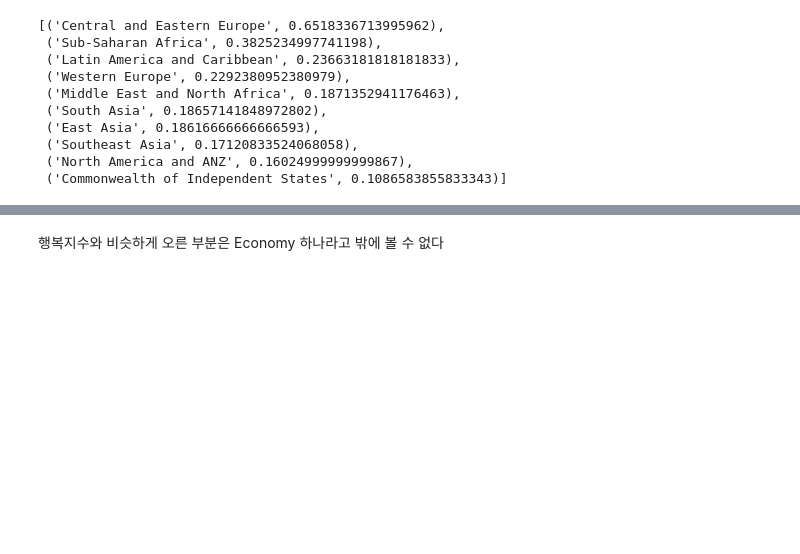
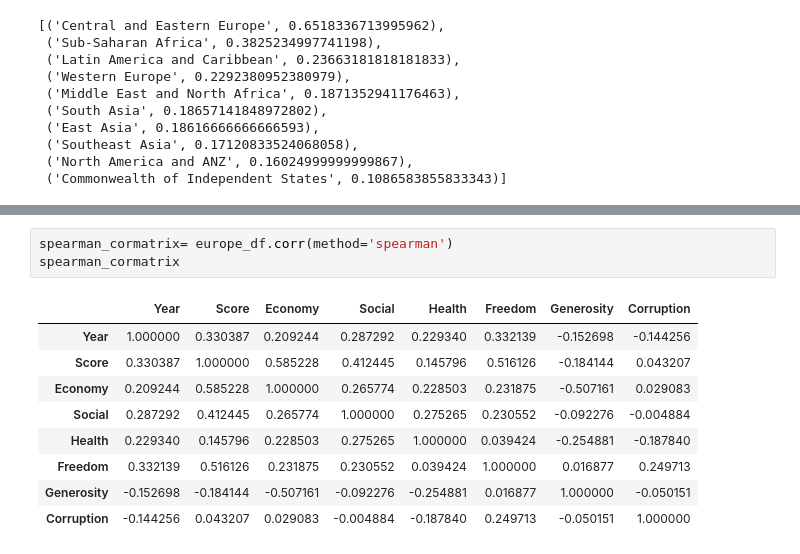
Before and after one commit to sohyeondian/Happiness, a Jupyter notebook: 05. 분석.ipynb, the cells around one changed output, grey strips where cells are left out. Drawn from its saved outputs; the diff is of its cells as text; blank space fills up the shorter version.

```diff
--- a/05. 분석.ipynb
+++ b/05. 분석.ipynb
@@ -317,4 +335,15 @@ iplot(fig)
 # %% [output]
 [interactive output not drawn]
-# %% [markdown]
-행복지수와 비슷하게 오른 부분은 Economy 하나라고 밖에 볼 수 없다
+# %%
+spearman_cormatrix= europe_df.corr(method='spearman')
+spearman_cormatrix
+# %% [output]
+|  | Year | Score | Economy | Social | Health | Freedom | Generosity | Corruption |
+| Year | 1.000000 | 0.330387 | 0.209244 | 0.287292 | 0.229340 | 0.332139 | -0.152698 | -0.144256 |
+| Score | 0.330387 | 1.000000 | 0.585228 | 0.412445 | 0.145796 | 0.516126 | -0.184144 | 0.043207 |
+| Economy | 0.209244 | 0.585228 | 1.000000 | 0.265774 | 0.228503 | 0.231875 | -0.507161 | 0.029083 |
+| Social | 0.287292 | 0.412445 | 0.265774 | 1.000000 | 0.275265 | 0.230552 | -0.092276 | -0.004884 |
+| Health | 0.229340 | 0.145796 | 0.228503 | 0.275265 | 1.000000 | 0.039424 | -0.254881 | -0.187840 |
+| Freedom | 0.332139 | 0.516126 | 0.231875 | 0.230552 | 0.039424 | 1.000000 | 0.016877 | 0.249713 |
+| Generosity | -0.152698 | -0.184144 | -0.507161 | -0.092276 | -0.254881 | 0.016877 | 1.000000 | -0.050151 |
+| Corruption | -0.144256 | 0.043207 | 0.029083 | -0.004884 | -0.187840 | 0.249713 | -0.050151 | 1.000000 |
```
Also changed, not shown: parts of 19 cells of this notebook.
